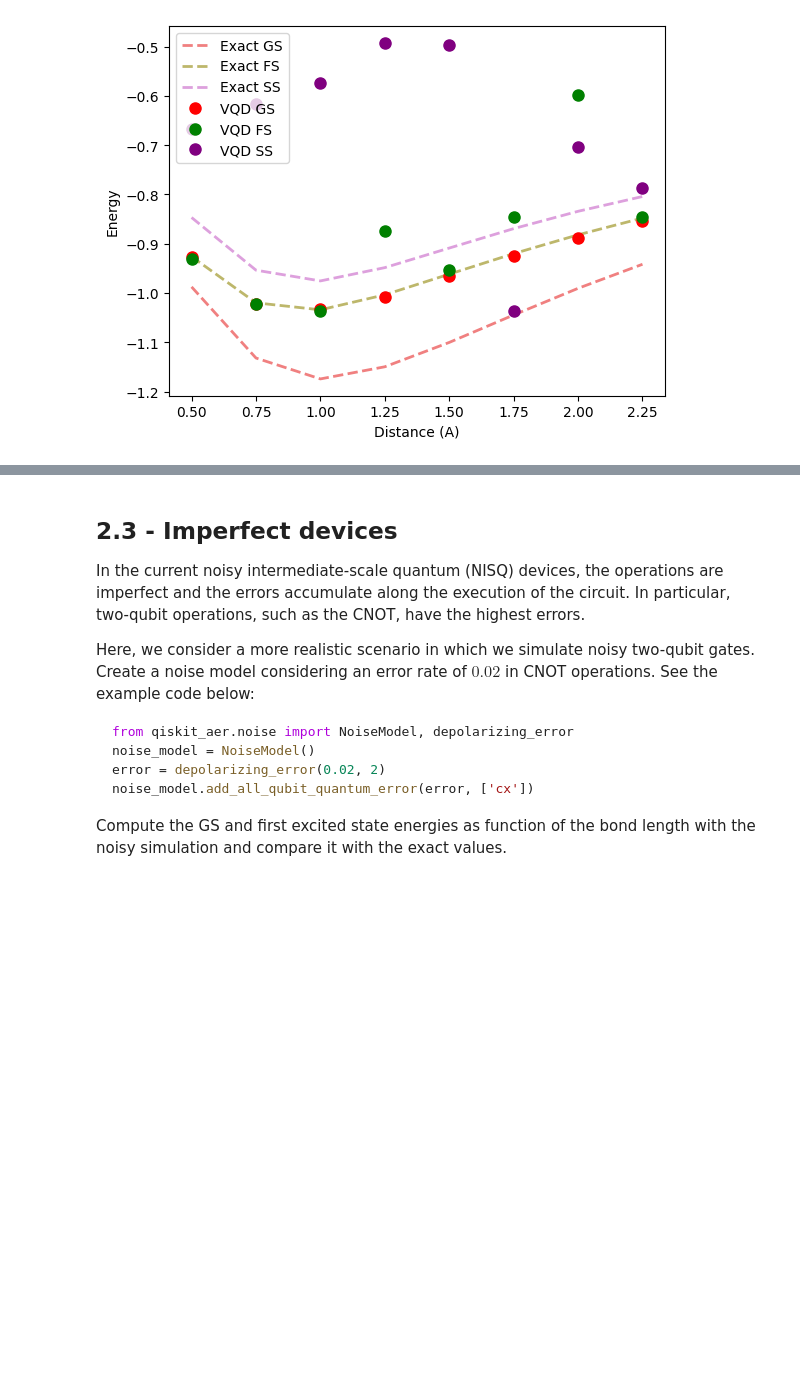
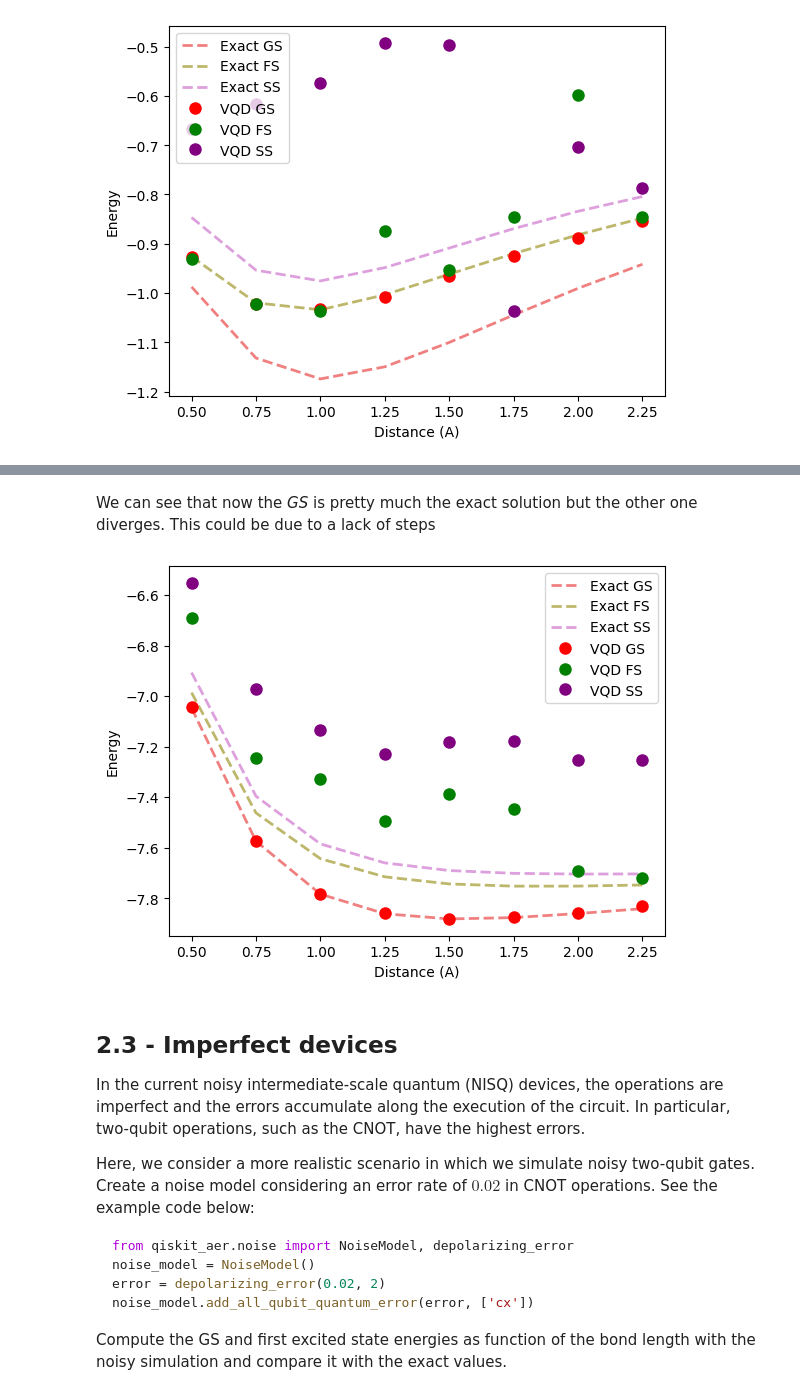
Before and after one commit to QuantumBarcelona/Qiskit-Hackathon-BCN, a Jupyter notebook: challenges/ICFO_challenge.ipynb, the cells around one changed output, grey strips where cells are left out. Saved outputs shown, nothing was run; the diff lists cells and outputs as text; code cells hidden in the pictures; blank space fills up the shorter version.

```diff
--- a/challenges/ICFO_challenge.ipynb
+++ b/challenges/ICFO_challenge.ipynb
@@ -1182,3 +1222,32 @@ Something that we realised is that the *GS* calculated with the `VQE` is converg
+# %% [markdown]
+We can see that now the *GS* is pretty much the exact solution but the other one diverges. This could be due to a lack of steps
+# %%
+import matplotlib.pyplot as plt
+import numpy as np
+
+distances = np.arange(0.5, 2.5, 0.25)
+
+exact_energies_ground = [-7.047909879925468, -7.574578993822753, -7.784021320447713, -7.861611916092615, -7.882139960235194, -7.876947173757031, -7.860828258230606, -7.841540566608273]
+exact_energies_first = [-6.986551601306084, -7.462545737881378, -7.643809628421047, -7.715557632342218, -7.74362491094807, -7.752458293920787, -7.752282332524413, -7.747795039707476]
+exact_energies_second = [-6.907195707678291, -7.396319608329051, -7.585175395017687, -7.66042370116044, -7.690655576320849, -7.701741493677394, -7.704543844926382, -7.704032276702206]
+vqd_energies_ground = [-7.043375710605387, -7.57296109044097, -7.78231709428728, -7.859890184941467, -7.88088821233849, -7.873994457196799, -7.858255684947045, -7.83183987414494]
+vqd_energies_first = [-6.69300365266764, -7.244215055814696, -7.328215703307154, -7.494466329471681, -7.38726303780262, -7.446412442034331, -7.691840129837971, -7.722004051946655]
+vqd_energies_second = [-6.55225422382804, -6.972128556899591, -7.134050985416914, -7.230095591418712, -7.182299651998236, -7.177377423257866, -7.25166012093303, -7.2533833253824405]
+
+
+fig, ax = plt.subplots()
+ax.set_xlabel('Distance (A)')
+ax.set_ylabel('Energy')
+ax.plot(distances,exact_energies_ground,linestyle="--",color='lightcoral',linewidth=2,label='Exact GS' )
+ax.plot(distances,exact_energies_first,linestyle="--",color='darkkhaki',linewidth=2,label='Exact FS' )
+ax.plot(distances,exact_energies_second,linestyle="--",color='plum',linewidth=2,label='Exact SS' )
+ax.plot(distances,vqd_energies_ground,linestyle="",marker="o",markersize=8,color='red',linewidth=2,label='VQD GS' )
+ax.plot(distances,vqd_energies_first,linestyle="",marker="o",markersize=8,color='green',linewidth=2,label='VQD FS' )
+ax.plot(distances,vqd_energies_second,linestyle="",marker="o",markersize=8,color='purple',linewidth=2,label='VQD SS' )
+ax.legend(loc='best')
+plt.show()
+# %% [output]
+[figure, added]
 # %% [markdown]
 ## 2.3 - Imperfect devices
 
```
Also changed, not shown: parts of 32 cells of this notebook, 4 other files.
